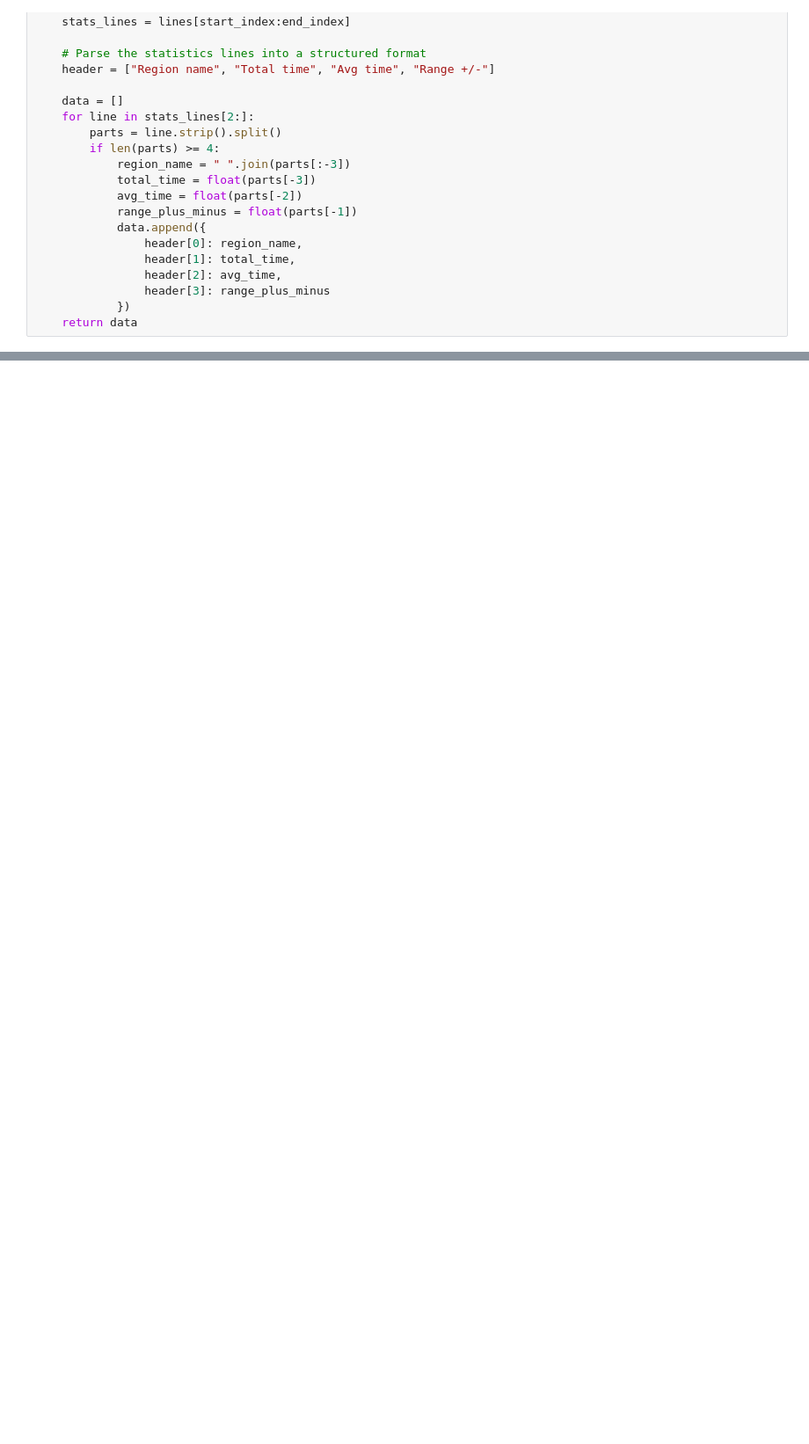
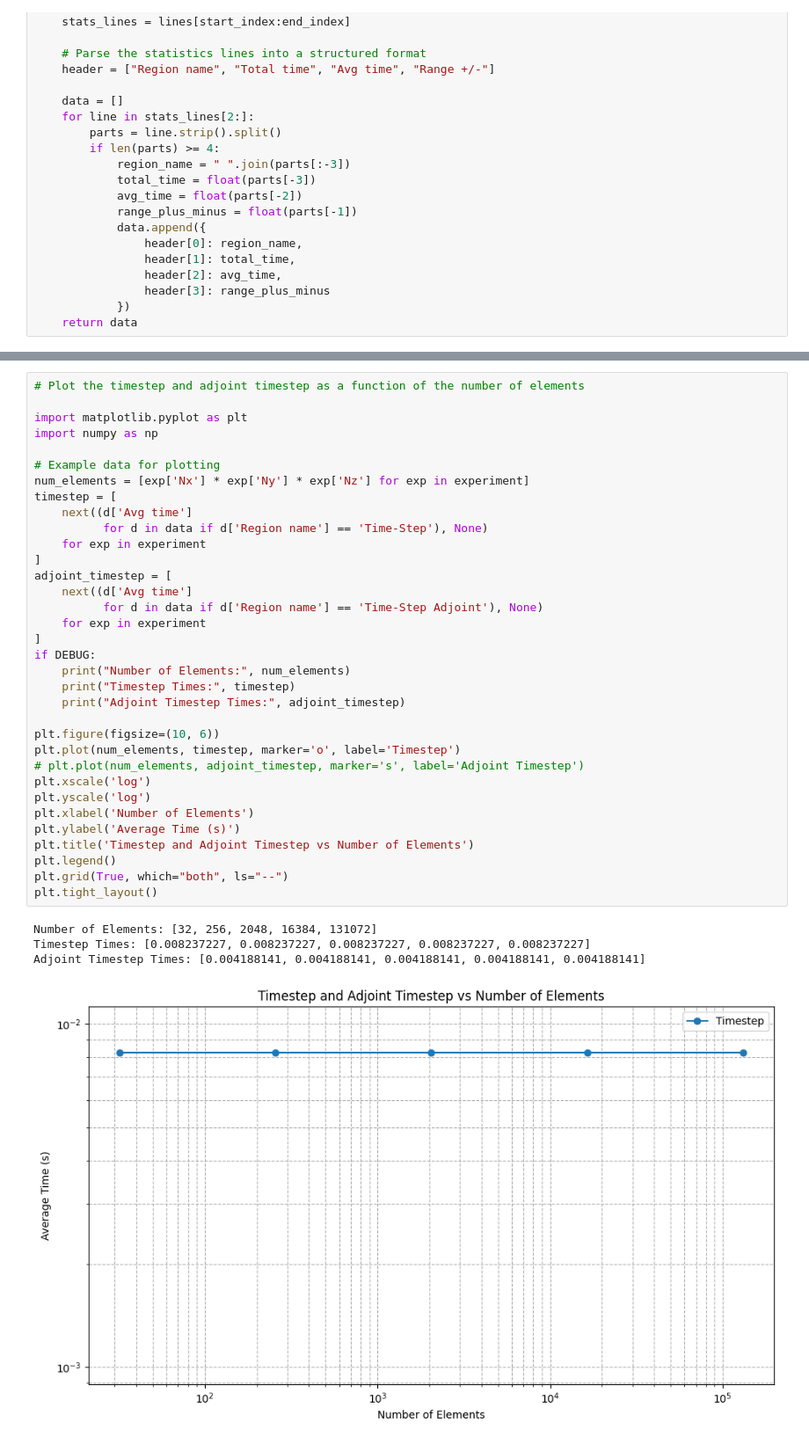
Before and after one commit to ExtremeFLOW/neko-top, a Jupyter notebook: examples/lumi_mixer/analyse.ipynb, the cells around one changed output, grey strips where cells are left out. Shown: that part at 88% size. Cells and saved outputs as stored; diff of their text form; blank space fills up the shorter version.

```diff
--- a/examples/lumi_mixer/analyse.ipynb
+++ b/examples/lumi_mixer/analyse.ipynb
@@ -174,3 +172,42 @@ Parsed Statistics Data:
 {'Region name': 'Adjoint_velocity_solve', 'Total time': 2.007237, 'Avg time': 0.0001003518, 'Range +/-': 3.668223e-06}
 {'Region name': 'MMA update', 'Total time': 0.005650353, 'Avg time': 0.005650353, 'Range +/-': 0.0}
 {'Region name': 'MMA KKT computation', 'Total time': 7.696425e-05, 'Avg time': 7.696425e-05, 'Range +/-': 0.0}
+# %%
+# Plot the timestep and adjoint timestep as a function of the number of elements
+
+import matplotlib.pyplot as plt
+import numpy as np
+
+# Example data for plotting
+num_elements = [exp['Nx'] * exp['Ny'] * exp['Nz'] for exp in experiment]
+timestep = [
+    next((d['Avg time']
+          for d in data if d['Region name'] == 'Time-Step'), None)
+    for exp in experiment
+]
+adjoint_timestep = [
+    next((d['Avg time']
+          for d in data if d['Region name'] == 'Time-Step Adjoint'), None)
+    for exp in experiment
+]
+if DEBUG:
+    print("Number of Elements:", num_elements)
+    print("Timestep Times:", timestep)
+    print("Adjoint Timestep Times:", adjoint_timestep)
+
+plt.figure(figsize=(10, 6))
+plt.plot(num_elements, timestep, marker='o', label='Timestep')
+# plt.plot(num_elements, adjoint_timestep, marker='s', label='Adjoint Timestep')
+plt.xscale('log')
+plt.yscale('log')
+plt.xlabel('Number of Elements')
+plt.ylabel('Average Time (s)')
+plt.title('Timestep and Adjoint Timestep vs Number of Elements')
+plt.legend()
+plt.grid(True, which="both", ls="--")
+plt.tight_layout()
+# %% [output]
+Number of Elements: [32, 256, 2048, 16384, 131072]
+Timestep Times: [0.008237227, 0.008237227, 0.008237227, 0.008237227, 0.008237227]
+Adjoint Timestep Times: [0.004188141, 0.004188141, 0.004188141, 0.004188141, 0.004188141]
+[figure, added]
```
Also changed, not shown: parts of 1 cell of this notebook.
